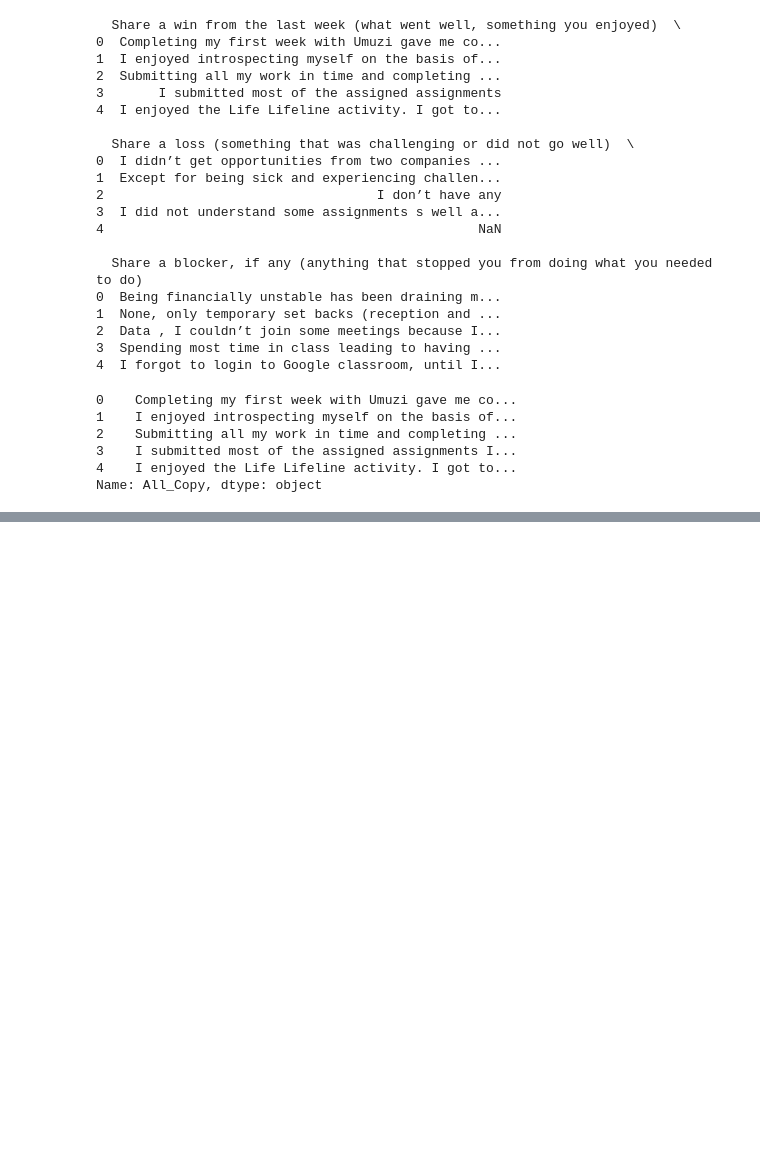
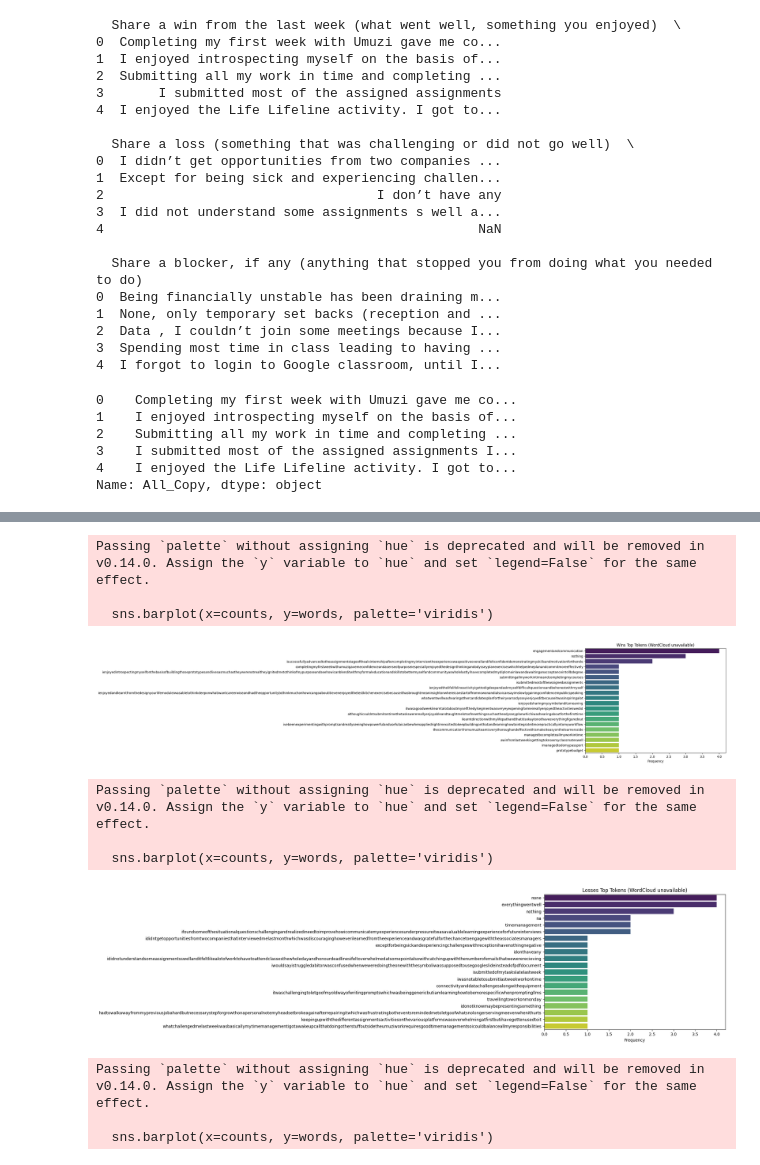
Before and after one commit to WesleySephai/NLP-Trend-Identification, a Jupyter notebook: practice.ipynb, the cells around one changed output, grey strips where cells are left out. Saved outputs shown, nothing was run; the diff lists cells and outputs as text; code cells hidden in the pictures; blank space fills up the shorter version.

```diff
--- a/practice.ipynb
+++ b/practice.ipynb
@@ -101,7 +120,7 @@ Index(['Timestamp', 'Column 2', 'Full name', 'Please enter the date today',
 Win = "Share a win from the last week (what went well, something you enjoyed)"
 Loss = "Share a loss (something that was challenging or did not go well)"
 Blocker = "Share a blocker, if any (anything that stopped you from doing what you needed to do)"
-#copy_df = df[[Win, Loss, Blocker]]
+copy_df = df[[Win, Loss, Blocker]]
 print(copy_df.head())
 # %% [output]
   Share a win from the last week (what went well, something you enjoyed)  \
@@ -148,10 +164,8 @@ print(df['All_Copy'].head())
 4    I enjoyed the Life Lifeline activity. I got to...
 Name: All_Copy, dtype: object
 # %%
+# 5. TOKENIZATION, STOPWORD REMOVAL, LEMMATIZATION
 
-# -----------------------------------------------------------
-# 5. TOKENIZATION, STOPWORD REMOVAL, LEMMATIZATION
-# -----------------------------------------------------------
 stop_words = set(stopwords.words('english'))
 lemmatizer = WordNetLemmatizer()
 
@@ -162,8 +176,11 @@ def preprocess(text):
     text = text.lower()
     # Remove punctuation and numbers
     text = re.sub(r'[^a-z\\s]', '', text)
-    # Tokenize
-    tokens = word_tokenize(text)
+    # Tokenize (prefer NLTK `word_tokenize`; fallback to simple split if resources missing)
+    try:
+        tokens = word_tokenize(text)
+    except Exception:
+        tokens = text.split()
     # Remove stopwords and lemmatize
     tokens = [lemmatizer.lemmatize(w) for w in tokens if w not in stop_words]
     return tokens
@@ -248,35 +273,38 @@ plt.show()
 # %%
 
-# Word Clouds
+# Word Clouds (fallback to bar chart if WordCloud unavailable)
 for name, tokens in [('Wins', wins_tokens), ('Losses', losses_tokens), ('Blockers', blockers_tokens)]:
-    wc = WordCloud(width=800, height=400, background_color='white').generate(' '.join(tokens))
-    plt.figure(figsize=(10,5))
-    plt.imshow(wc, interpolation='bilinear')
-    plt.axis('off')
-    plt.title(f"{name} Word Cloud")
-    plt.show()
-
-# -----------------------------------------------------------
-# 9. INSIGHTS & RECOMMENDATIONS
-# -----------------------------------------------------------
-print(\"\\nRecommendations:\")
-print(\"1. Improve internet/data support for students (frequent blocker).\")
-print(\"2. Offer time management workshops (common loss theme).\")
-print(\"3. Provide financial assistance or guidance (blocker and loss theme).\")
-print(\"4. Enhance clarity in instructions and resources (loss theme).\")
-print(\"5. Continue motivational and career planning activities (win theme).\")
-
-# -----------------------------------------------------------
-# 10. EXPORT RESULTS
-# -----------------------------------------------------------
-# Save summary as JSON
-import json
-summary = {
-    'wins_top5': wins_top5,
-    'losses_top5': losses_top5,
-    'blockers_top5': blockers_top5,
-    'wins_sentiment': wins_summary,
-    'losses_sentiment': losses_summary
-}
-with open('analysis_summary.json', 'w') as f:
-    json.dump(summary, f, indent=4)
+    if 'WordCloud' in globals() and WordCloud is not None:
+        wc = WordCloud(width=800, height=400, background_color='white').generate(' '.join(tokens))
+        plt.figure(figsize=(10,5))
+        plt.imshow(wc, interpolation='bilinear')
+        plt.axis('off')
+        plt.title(f"{name} Word Cloud")
+        plt.show()
+    else:
+        # Fallback: show top tokens as a horizontal bar chart
+        from collections import Counter as _Counter
+        top = _Counter(tokens).most_common(20)
+        if len(top) == 0:
+            print(f"No tokens to display for {name}.")
+            continue
+        words = [w for w,c in top]
+        counts = [c for w,c in top]
+        plt.figure(figsize=(8,6))
+        sns.barplot(x=counts, y=words, palette='viridis')
+        plt.title(f"{name} Top Tokens (WordCloud unavailable)")
+        plt.xlabel('Frequency')
+        plt.tight_layout()
+        plt.show()
+# %% [output]
+Passing `palette` without assigning `hue` is deprecated and will be removed in v0.14.0. Assign the `y` variable to `hue` and set `legend=False` for the same effect.
+
+  sns.barplot(x=counts, y=words, palette='viridis')
+[figure, added]
+Passing `palette` without assigning `hue` is deprecated and will be removed in v0.14.0. Assign the `y` variable to `hue` and set `legend=False` for the same effect.
+
+  sns.barplot(x=counts, y=words, palette='viridis')
+[figure, added]
+Passing `palette` without assigning `hue` is deprecated and will be removed in v0.14.0. Assign the `y` variable to `hue` and set `legend=False` for the same effect.
+
+  sns.barplot(x=counts, y=words, palette='viridis')
```
Also changed, not shown: parts of 12 cells of this notebook.
